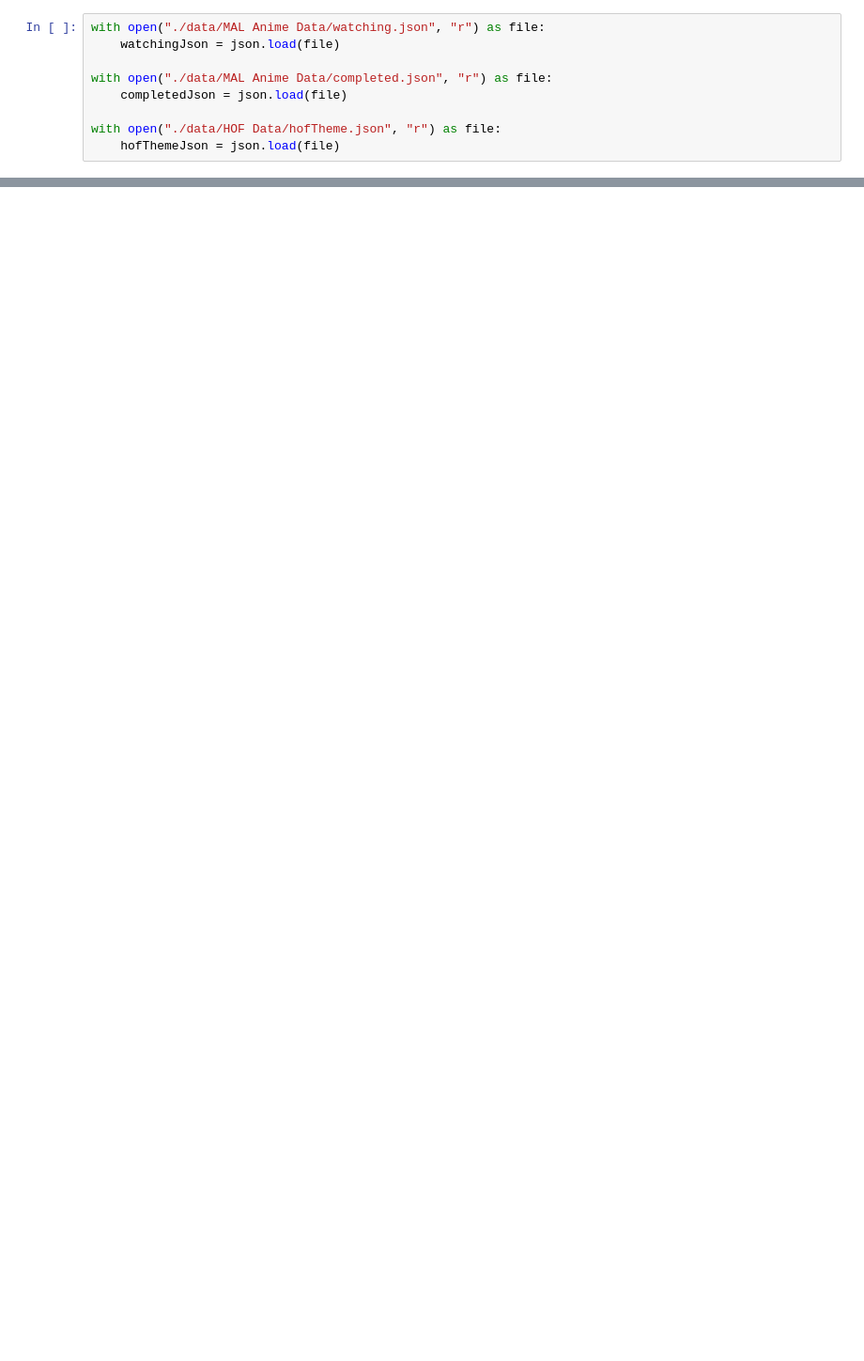
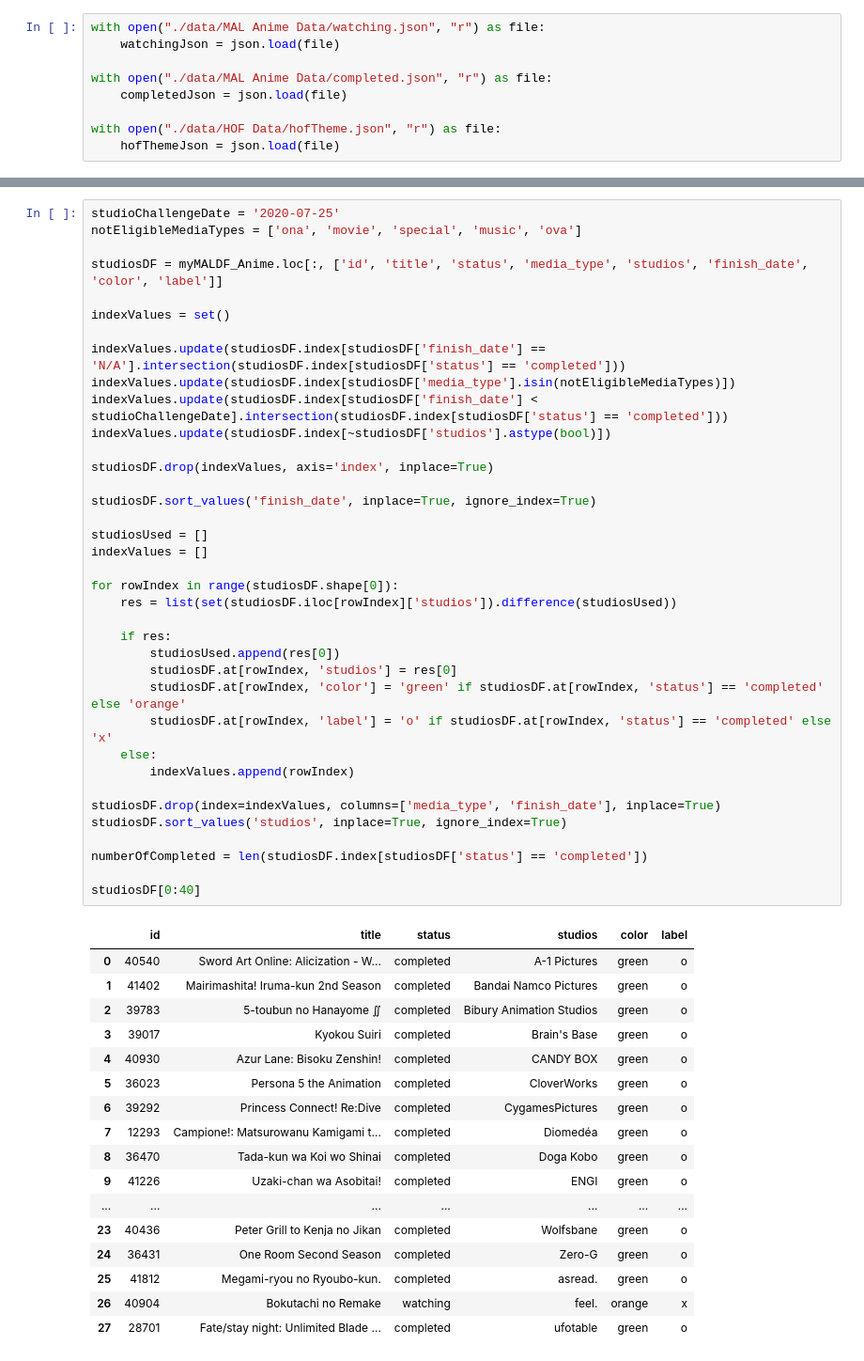
Before and after one commit to nerfsunny/MAL-Challenge-Tracker, a Jupyter notebook: AWC Club Challenges.ipynb, the cells around one changed output, grey strips where cells are left out. Shown at 94% size. Drawn from its saved outputs; the diff is of its cells as text; blank space fills up the shorter version.

```diff
--- a/AWC Club Challenges.ipynb
+++ b/AWC Club Challenges.ipynb
@@ -56,0 +125,55 @@ myHOFAnimeDF
+# %%
+studioChallengeDate = '2020-07-25'
+notEligibleMediaTypes = ['ona', 'movie', 'special', 'music', 'ova']
+
+studiosDF = myMALDF_Anime.loc[:, ['id', 'title', 'status', 'media_type', 'studios', 'finish_date', 'color', 'label']]
+
+indexValues = set()
+
+indexValues.update(studiosDF.index[studiosDF['finish_date'] == 'N/A'].intersection(studiosDF.index[studiosDF['status'] == 'completed']))
+indexValues.update(studiosDF.index[studiosDF['media_type'].isin(notEligibleMediaTypes)])
+indexValues.update(studiosDF.index[studiosDF['finish_date'] < studioChallengeDate].intersection(studiosDF.index[studiosDF['status'] == 'completed']))
+indexValues.update(studiosDF.index[~studiosDF['studios'].astype(bool)])
+
+studiosDF.drop(indexValues, axis='index', inplace=True)
+
+studiosDF.sort_values('finish_date', inplace=True, ignore_index=True)
+
+studiosUsed = []
+indexValues = []
+
+for rowIndex in range(studiosDF.shape[0]):
+    res = list(set(studiosDF.iloc[rowIndex]['studios']).difference(studiosUsed))
+
+    if res:
+        studiosUsed.append(res[0])
+        studiosDF.at[rowIndex, 'studios'] = res[0]
+        studiosDF.at[rowIndex, 'color'] = 'green' if studiosDF.at[rowIndex, 'status'] == 'completed' else 'orange'
+        studiosDF.at[rowIndex, 'label'] = 'o' if studiosDF.at[rowIndex, 'status'] == 'completed' else 'x'
+    else:
+        indexValues.append(rowIndex)
+
+studiosDF.drop(index=indexValues, columns=['media_type', 'finish_date'], inplace=True)
+studiosDF.sort_values('studios', inplace=True, ignore_index=True)
+
+numberOfCompleted = len(studiosDF.index[studiosDF['status'] == 'completed'])
+
+studiosDF[0:40]
+# %% [output]
+|  | id | title | status | studios | color | label |
+| 0 | 40540 | Sword Art Online: Alicization - W... | completed | A-1 Pictures | green | o |
+| 1 | 41402 | Mairimashita! Iruma-kun 2nd Season | completed | Bandai Namco Pictures | green | o |
+| 2 | 39783 | 5-toubun no Hanayome ∬ | completed | Bibury Animation Studios | green | o |
+| 3 | 39017 | Kyokou Suiri | completed | Brain's Base | green | o |
+| 4 | 40930 | Azur Lane: Bisoku Zenshin! | completed | CANDY BOX | green | o |
+| 5 | 36023 | Persona 5 the Animation | completed | CloverWorks | green | o |
+| 6 | 39292 | Princess Connect! Re:Dive | completed | CygamesPictures | green | o |
+| 7 | 12293 | Campione!: Matsurowanu Kamigami t... | completed | Diomedéa | green | o |
+| 8 | 36470 | Tada-kun wa Koi wo Shinai | completed | Doga Kobo | green | o |
+| 9 | 41226 | Uzaki-chan wa Asobitai! | completed | ENGI | green | o |
+| ... | ... | ... | ... | ... | ... | ... |
+| 23 | 40436 | Peter Grill to Kenja no Jikan | completed | Wolfsbane | green | o |
+| 24 | 36431 | One Room Second Season | completed | Zero-G | green | o |
+| 25 | 41812 | Megami-ryou no Ryoubo-kun. | completed | asread. | green | o |
+| 26 | 40904 | Bokutachi no Remake | watching | feel. | orange | x |
+| 27 | 28701 | Fate/stay night: Unlimited Blade ... | completed | ufotable | green | o |
```
Also changed, not shown: parts of 71 cells of this notebook.
